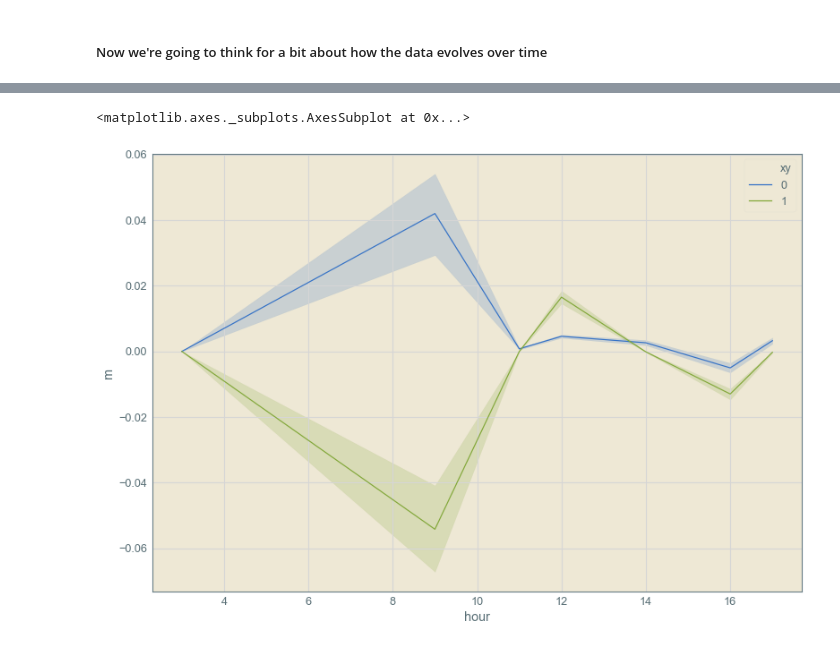
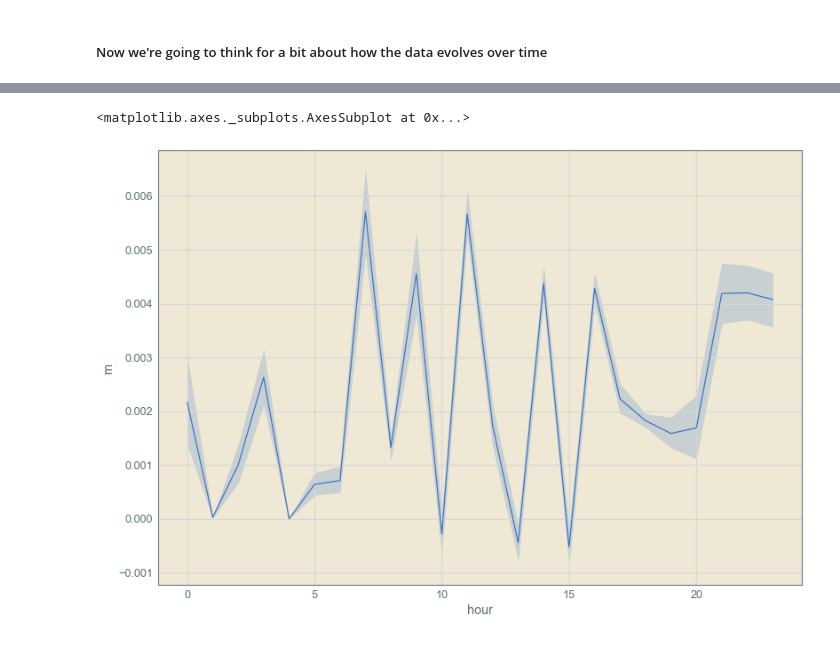
Before and after one commit to trdougherty/Quant_Mo, a Jupyter notebook: quomo_notebook.ipynb, the cells around one changed output, grey strips where cells are left out. Saved outputs shown, nothing was run; the diff lists cells and outputs as text; code cells hidden in the pictures.

```diff
--- a/quomo_notebook.ipynb
+++ b/quomo_notebook.ipynb
@@ -300,0 +230,3 @@ print(sys.getsizeof(lt_motion)/1000000.0)
+# %%
+## This is going to collect our pickled data
+lt_motion = pd.read_pickle(pickled+'/aw_motion_save.pkl')
@@ -313,6 +247,5 @@ sns.lineplot(x='month',y='m',hue='xy',data=lt_motion)
 # %%
-lt_motion['hour'] = pd.DatetimeIndex(lt_motion['Date']).hour
-sns.lineplot(x='hour',y='m',hue='xy',data=lt_motion)
+sns.lineplot(x='hour',y='m',data=lt_motion)
 # %% [output]
 <matplotlib.axes._subplots.AxesSubplot at 0x...>
-[figure, old version]
+[figure, new version]
```
Also changed, not shown: parts of 14 cells of this notebook, 1 other file.
